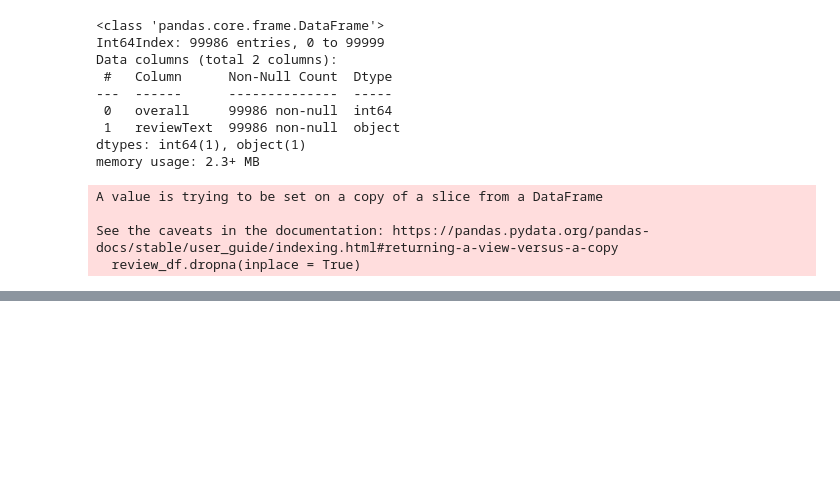
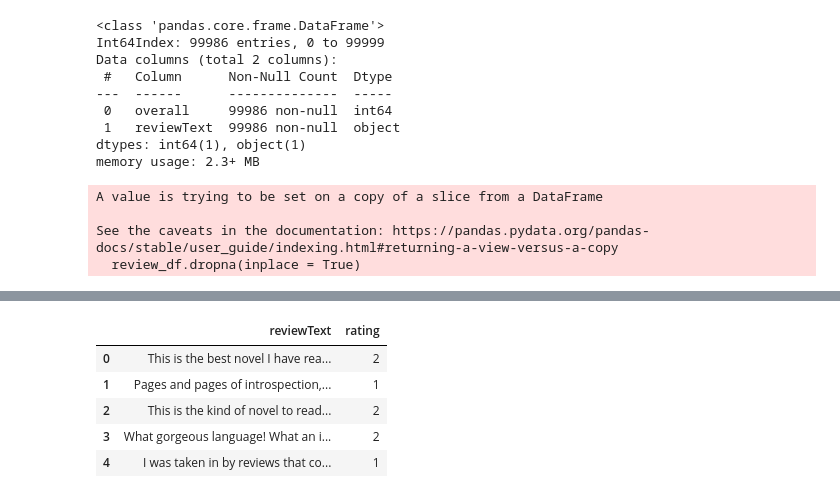
Before and after one commit to Juliana-Yakimchuk/Amazon_Review-Sentiment-Analysis, a Jupyter notebook: sentiment_analysis_reviews.ipynb, the cells around one changed output, grey strips where cells are left out. Cells and saved outputs as stored; diff of their text form; code cells hidden in the pictures; blank space fills up the shorter version.

```diff
--- a/sentiment_analysis_reviews.ipynb
+++ b/sentiment_analysis_reviews.ipynb
@@ -158,0 +185,11 @@ Name: overall, Length: 99986, dtype: int64
+# %%
+# alll assigned correctly, we can drop the redundant "overall" feature now:
+review_df = review_df.drop(columns = ['overall'])
+review_df.head()
+# %% [output]
+|  | reviewText | rating |
+| 0 | This is the best novel I have rea... | 2 |
+| 1 | Pages and pages of introspection,... | 1 |
+| 2 | This is the kind of novel to read... | 2 |
+| 3 | What gorgeous language! What an i... | 2 |
+| 4 | I was taken in by reviews that co... | 1 |
```
Also changed, not shown: parts of 10 cells of this notebook.
